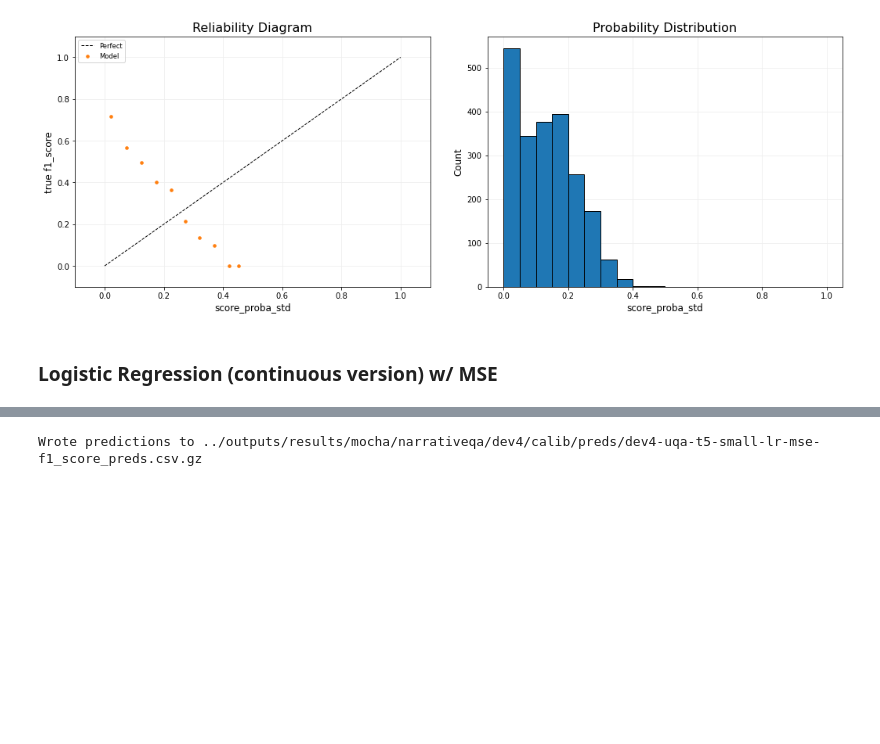
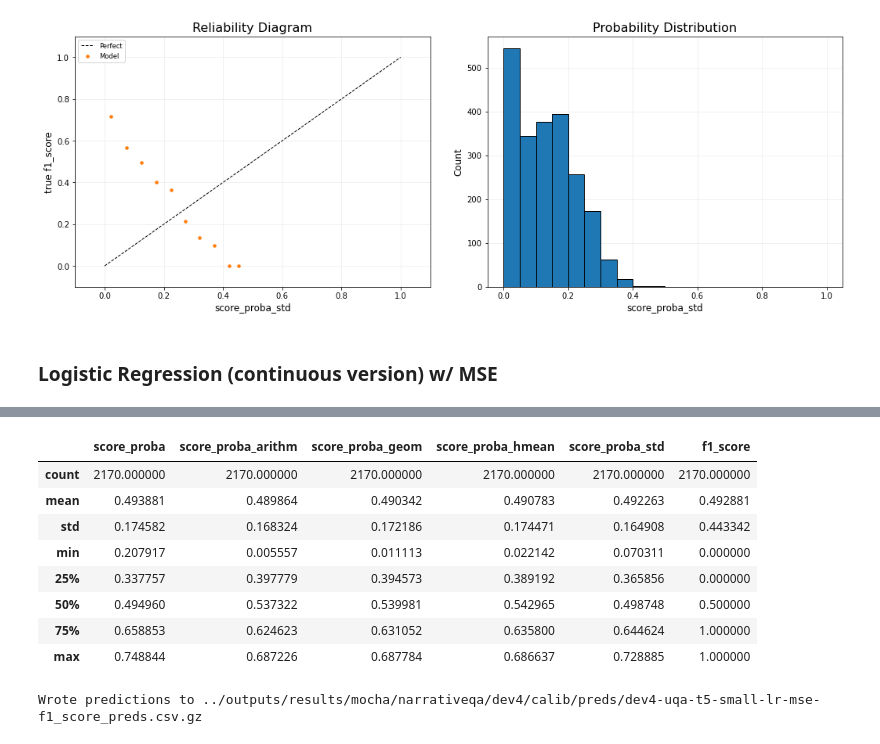
Before and after one commit to PastelBelem8/generative-calibration-lms, a Jupyter notebook: notebooks/5_FitCalibration.ipynb, the cells around one changed output, grey strips where cells are left out. Drawn from its saved outputs; the diff is of its cells as text; code cells hidden in the pictures; blank space fills up the shorter version.

```diff
--- a/notebooks/5_FitCalibration.ipynb
+++ b/notebooks/5_FitCalibration.ipynb
@@ -421,0 +453,14 @@ CALIB_EVALS_GLOBAL_FILEPATH = f"{CALIB_RESULTS_DIR}/evals/dev4-uqa-t5-small-{CAL
+# %%
+calibration_preds_df = pd.DataFrame(results_preds)
+calibration_preds_df[CALIBRATION_TARGET] = y_train.values
+calibration_preds_df.describe()
+# %% [output]
+|  | score_proba | score_proba_arithm | score_proba_geom | score_proba_hmean | score_proba_std | f1_score |
+| count | 2170.000000 | 2170.000000 | 2170.000000 | 2170.000000 | 2170.000000 | 2170.000000 |
+| mean | 0.493881 | 0.489864 | 0.490342 | 0.490783 | 0.492263 | 0.492881 |
+| std | 0.174582 | 0.168324 | 0.172186 | 0.174471 | 0.164908 | 0.443342 |
+| min | 0.207917 | 0.005557 | 0.011113 | 0.022142 | 0.070311 | 0.000000 |
+| 25% | 0.337757 | 0.397779 | 0.394573 | 0.389192 | 0.365856 | 0.000000 |
+| 50% | 0.494960 | 0.537322 | 0.539981 | 0.542965 | 0.498748 | 0.500000 |
+| 75% | 0.658853 | 0.624623 | 0.631052 | 0.635800 | 0.644624 | 1.000000 |
+| max | 0.748844 | 0.687226 | 0.687784 | 0.686637 | 0.728885 | 1.000000 |
```
Also changed, not shown: parts of 38 cells of this notebook.
